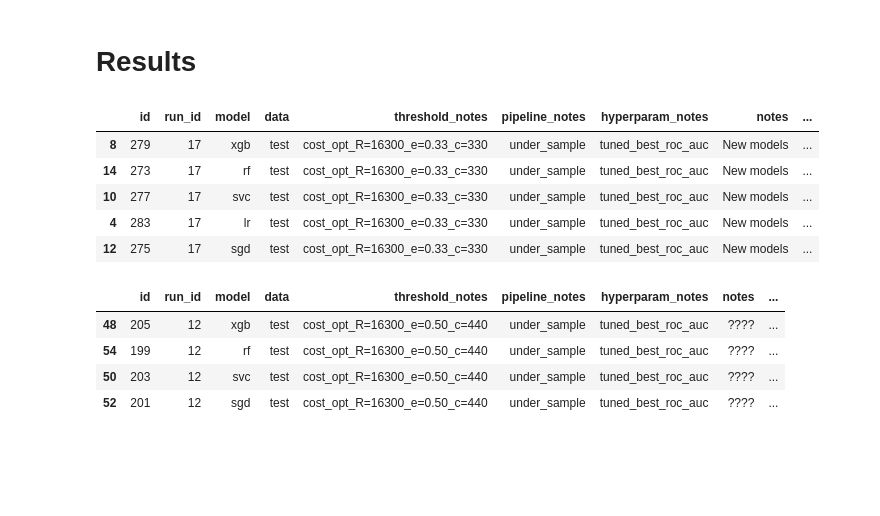
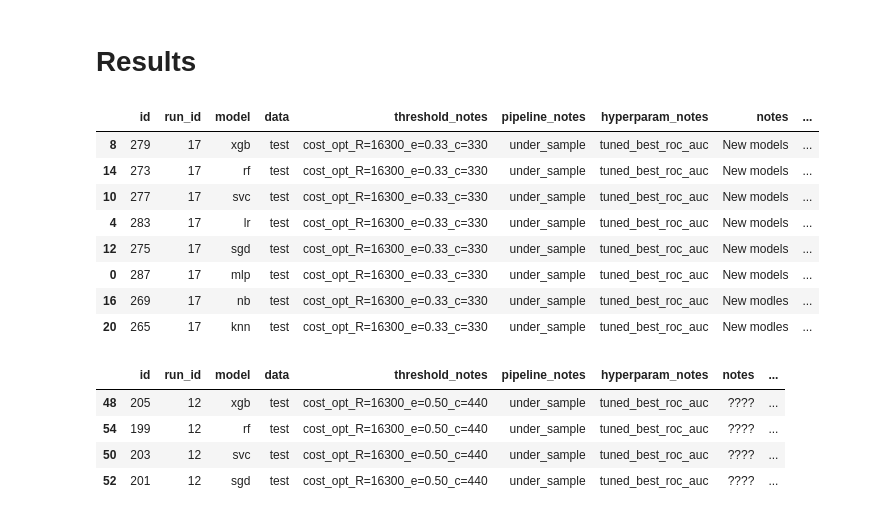
Before and after one commit to meaton96/Eaton_633_Project, a Jupyter notebook: notebooks/000_Main.ipynb, the cells around one changed output. Drawn from its saved outputs; the diff is of its cells as text; code cells hidden in the pictures; blank space fills up the shorter version.

```diff
--- a/notebooks/000_Main.ipynb
+++ b/notebooks/000_Main.ipynb
@@ -40,34 +40,37 @@ pt_ = filter_df(metrics_df, run_id=3)
 pt_log = filter_df(metrics_df, run_id=4)
 bin_v2 = filter_df(metrics_df, run_id=5)
 bin_v3 = filter_df(metrics_df, run_id=6)
 
 # pca_results_df = fetch_metric(run_id=2)
 # results_df = fetch_metric(run_id=1)
 
 # pt_df = fetch_metric(run_id=3)
 
 # pt_log_df = fetch_metric(run_id=4)
 
 # new_bin = fetch_metric(run_id=5)
 
 # bin_3 = fetch_metric(run_id=6)
 
 
 
 test_df = filter_df(metrics_df, data=['test'])
 
 
 most_recent_df = filter_df(metrics_df, run_id=[METRICS_DB_ID])
 
 
-filter_df(most_recent_df, data='test').head(5)
+filter_df(most_recent_df, data='test').head(8).sort_values('est_pp_savings', ascending=False)
 # %% [output]
 |  | id | run_id | model | data | threshold_notes | pipeline_notes | hyperparam_notes | notes | ... |
 | 8 | 279 | 17 | xgb | test | cost_opt_R=16300_e=0.33_c=330 | under_sample | tuned_best_roc_auc | New models | ... |
 | 14 | 273 | 17 | rf | test | cost_opt_R=16300_e=0.33_c=330 | under_sample | tuned_best_roc_auc | New models | ... |
 | 10 | 277 | 17 | svc | test | cost_opt_R=16300_e=0.33_c=330 | under_sample | tuned_best_roc_auc | New models | ... |
 | 4 | 283 | 17 | lr | test | cost_opt_R=16300_e=0.33_c=330 | under_sample | tuned_best_roc_auc | New models | ... |
 | 12 | 275 | 17 | sgd | test | cost_opt_R=16300_e=0.33_c=330 | under_sample | tuned_best_roc_auc | New models | ... |
+| 0 | 287 | 17 | mlp | test | cost_opt_R=16300_e=0.33_c=330 | under_sample | tuned_best_roc_auc | New models | ... |
+| 16 | 269 | 17 | nb | test | cost_opt_R=16300_e=0.33_c=330 | under_sample | tuned_best_roc_auc | New modles | ... |
+| 20 | 265 | 17 | knn | test | cost_opt_R=16300_e=0.33_c=330 | under_sample | tuned_best_roc_auc | New modles | ... |
 # %%
 filter_df(metrics_df, run_id=[12], data=['test']).head(5) # 50% plan effectiveness
 # %% [output]
```
Also changed, not shown: parts of 9 cells of this notebook, 2 other files.
